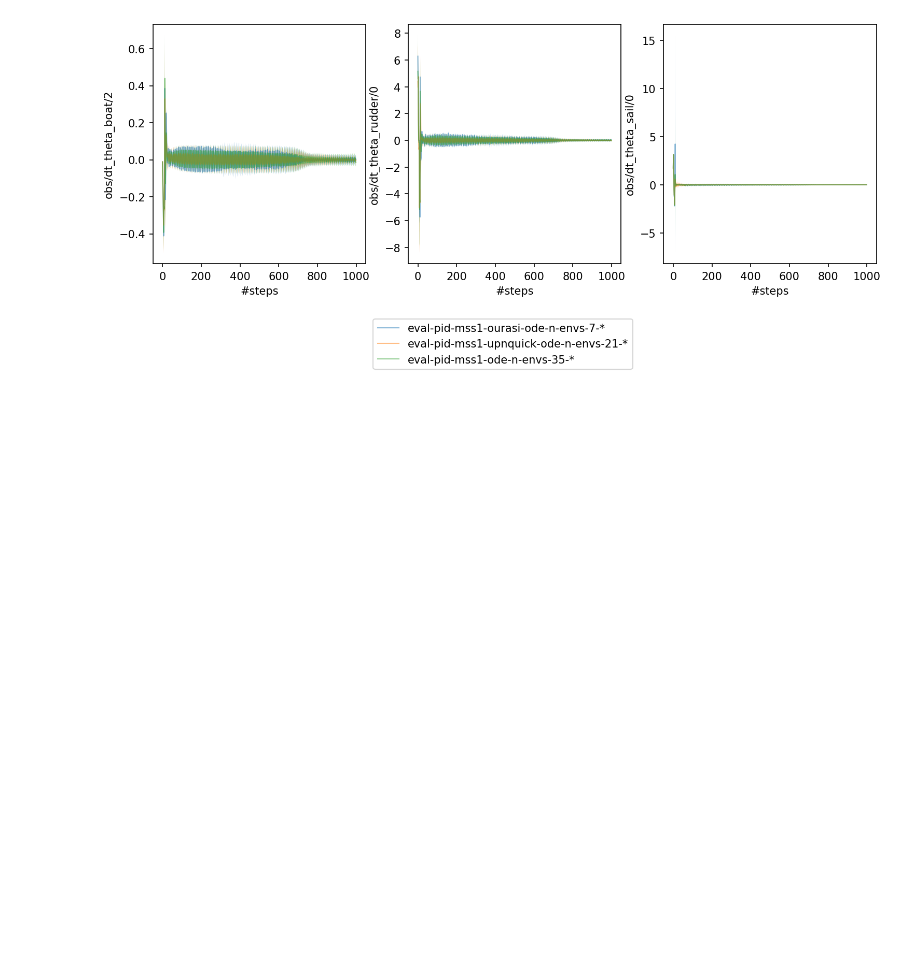
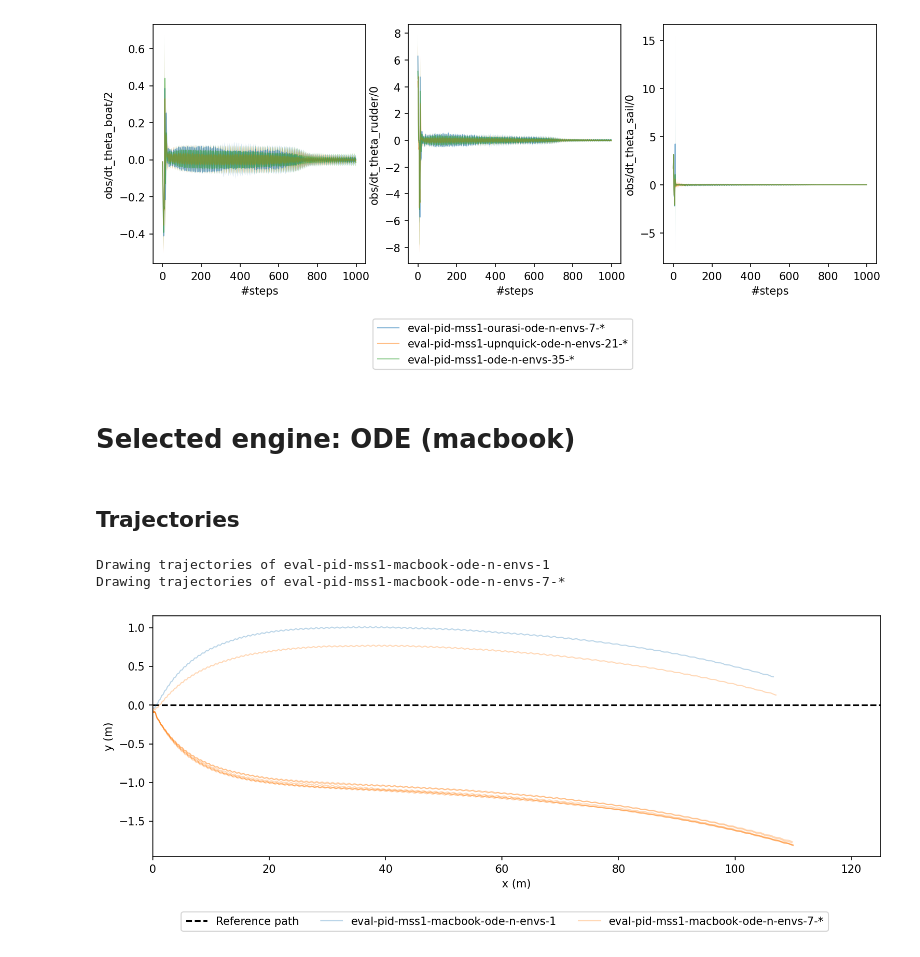
Before and after one commit to lucasmrdt/sailboat-drl, a Jupyter notebook: notebooks/select_physic_engine.ipynb, the cells around one changed output. Saved outputs shown, nothing was run; the diff lists cells and outputs as text; code cells hidden in the pictures; blank space fills up the shorter version.

Commit message:
add macbook analysis

```diff
--- a/notebooks/select_physic_engine.ipynb
+++ b/notebooks/select_physic_engine.ipynb
@@ -218,3 +218,18 @@ Drawing derivatives of eval-pid-mss1-ourasi-ode-n-envs-7-*
 Drawing derivatives of eval-pid-mss1-upnquick-ode-n-envs-21-*
 Drawing derivatives of eval-pid-mss1-ode-n-envs-35-*
 [figure]
+# %% [markdown]
+# Selected engine: ODE (macbook)
+# %%
+selected_names = [
+    'eval-pid-mss1-macbook-ode-n-envs-1',
+    'eval-pid-mss1-macbook-ode-n-envs-7-*',
+]
+# %% [markdown]
+## Trajectories
+# %%
+draw_trajectories(selected_names)
+# %% [output]
+Drawing trajectories of eval-pid-mss1-macbook-ode-n-envs-1
+Drawing trajectories of eval-pid-mss1-macbook-ode-n-envs-7-*
+[figure, added]
```
Also changed, not shown: parts of 5 cells of this notebook, 1 other file.
